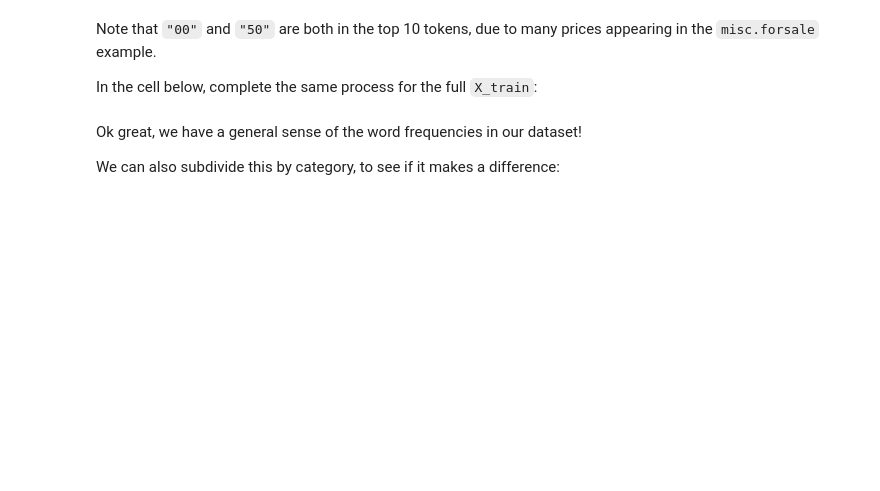
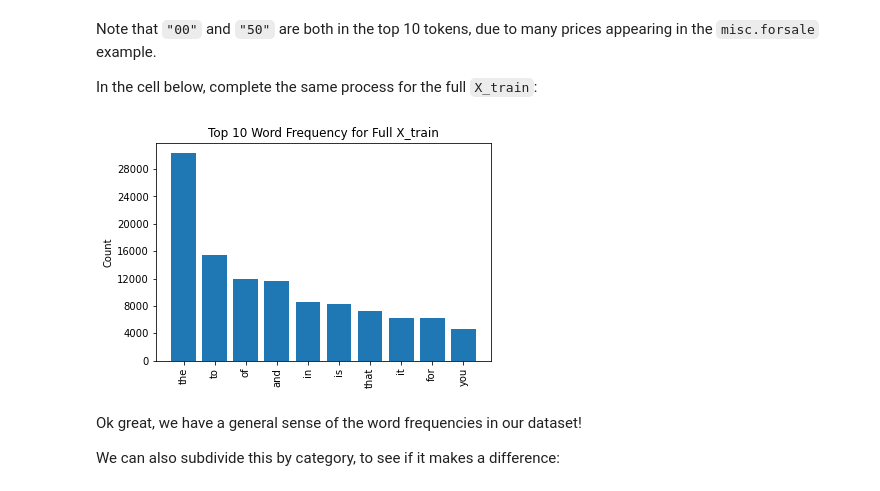
Before and after one commit to ldwilker10/dsc-nlp-lab, a Jupyter notebook: index.ipynb, the cells around one changed output. Saved outputs shown, nothing was run; the diff lists cells and outputs as text; code cells hidden in the pictures; blank space fills up the shorter version.

```diff
--- a/index.ipynb
+++ b/index.ipynb
@@ -244,7 +255,7 @@ In the cell below, perform the same operation on the full `X_train`:
 # Replace None with appropriate code
 
 # Transform text in X_train to lowercase
-None
+X_train["text"]= X_train["text"].str.lower()
 # %% [markdown]
 Double-check your work by looking at an example and making sure the text is lowercase:
 # %%
@@ -312,7 +347,7 @@ In the cell below, apply the same operation on `X_train`:
 # Replace None with appropriate code
 
 # Create column text_tokenized on X_train
-None
+X_train["text_tokenized"] = X_train["text"].apply(tokenizer.tokenize)
 # %% [markdown]
 Visually inspect your work below:
 # %%
@@ -387,11 +462,13 @@ In the cell below, complete the same process for the full `X_train`:
 # %%
 # Replace None with appropriate code
 
 # Create a frequency distribution for X_train
-train_freq_dist = None
+train_freq_dist = FreqDist(X_train["text_tokenized"].explode())
 
 # Plot the top 10 tokens
-None
+visualize_top_10(train_freq_dist, "Top 10 Word Frequency for Full X_train")
+# %% [output]
+[figure, added]
 # %% [markdown]
 Ok great, we have a general sense of the word frequencies in our dataset!
 
```
Also changed, not shown: parts of 14 cells of this notebook.
